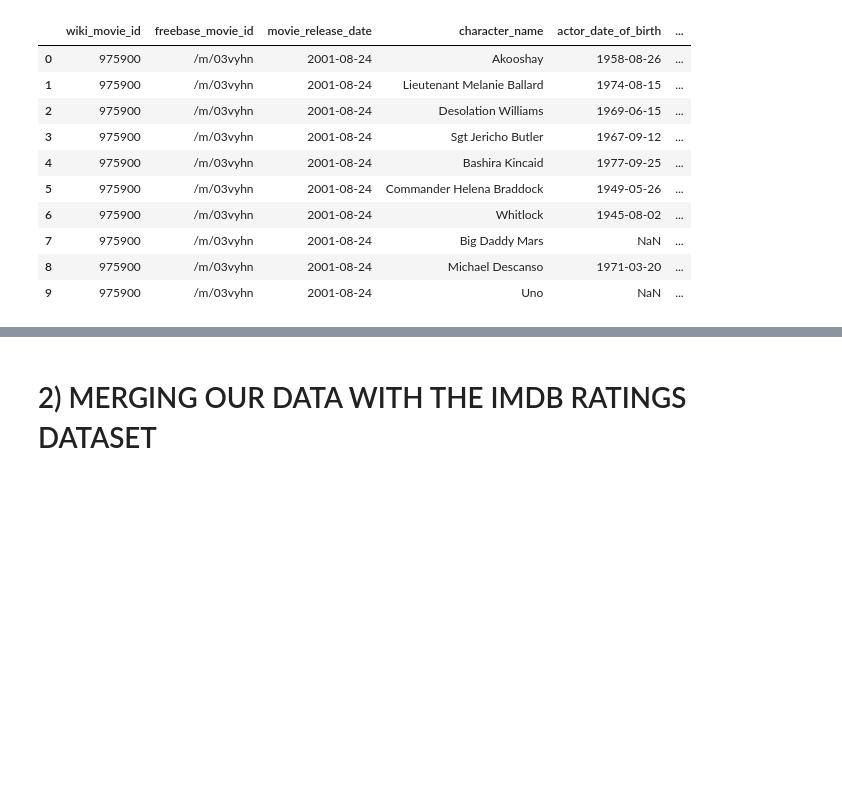
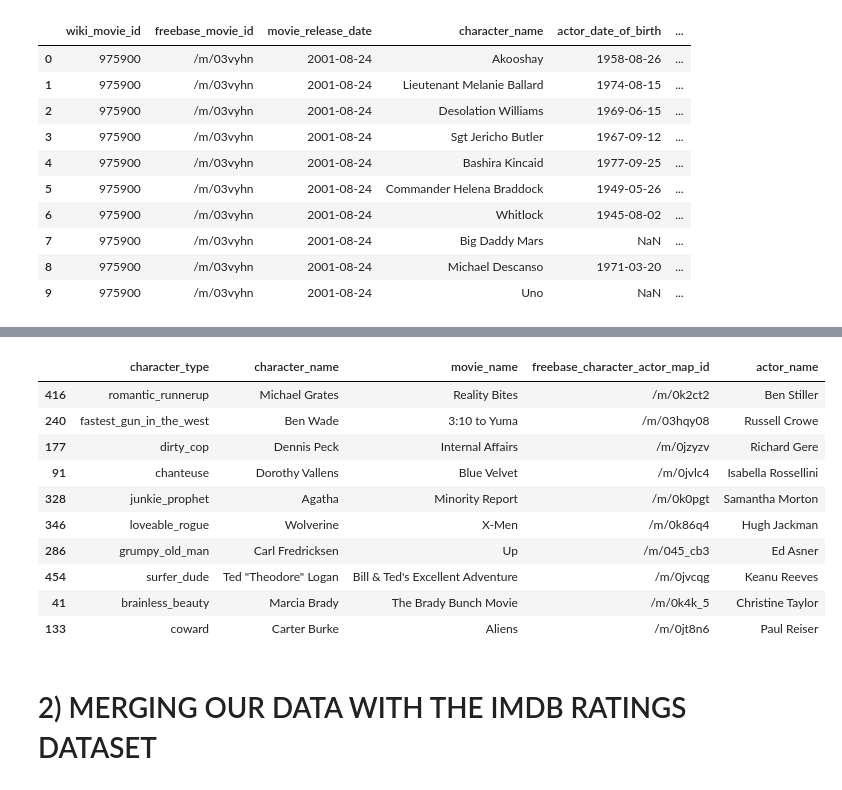
Before and after one commit to epfl-ada/ada-2023-project-adhd2023, a Jupyter notebook: milestone2.ipynb, the cells around one changed output, grey strips where cells are left out. Saved outputs shown, nothing was run; the diff lists cells and outputs as text; code cells hidden in the pictures; blank space fills up the shorter version.

```diff
--- a/milestone2.ipynb
+++ b/milestone2.ipynb
@@ -169,6 +169,20 @@ tvtropes_clusters_df.head(10)
 | 7 | adventurer_archaeologist | Indiana Jones | Indiana Jones and the Temple of Doom | /m/0jzx9b | Harrison Ford |
 | 8 | adventurer_archaeologist | Evelyn Carnahan-O'Connell | The Mummy | /m/0k5yzc | Rachel Weisz |
 | 9 | arrogant_kungfu_guy | Han | Enter the Dragon | /m/02vd8hn | Shih Kien |
+# %%
+tvtropes_clusters_df.sample(10)
+# %% [output]
+|  | character_type | character_name | movie_name | freebase_character_actor_map_id | actor_name |
+| 416 | romantic_runnerup | Michael Grates | Reality Bites | /m/0k2ct2 | Ben Stiller |
+| 240 | fastest_gun_in_the_west | Ben Wade | 3:10 to Yuma | /m/03hqy08 | Russell Crowe |
+| 177 | dirty_cop | Dennis Peck | Internal Affairs | /m/0jzyzv | Richard Gere |
+| 91 | chanteuse | Dorothy Vallens | Blue Velvet | /m/0jvlc4 | Isabella Rossellini |
+| 328 | junkie_prophet | Agatha | Minority Report | /m/0k0pgt | Samantha Morton |
+| 346 | loveable_rogue | Wolverine | X-Men | /m/0k86q4 | Hugh Jackman |
+| 286 | grumpy_old_man | Carl Fredricksen | Up | /m/045_cb3 | Ed Asner |
+| 454 | surfer_dude | Ted "Theodore" Logan | Bill & Ted's Excellent Adventure | /m/0jvcqg | Keanu Reeves |
+| 41 | brainless_beauty | Marcia Brady | The Brady Bunch Movie | /m/0k4k_5 | Christine Taylor |
+| 133 | coward | Carter Burke | Aliens | /m/0jt8n6 | Paul Reiser |
 # %% [markdown]
 # 2) MERGING OUR DATA WITH THE IMDB RATINGS DATASET
 # %%
```
Also changed, not shown: parts of 15 cells of this notebook.
